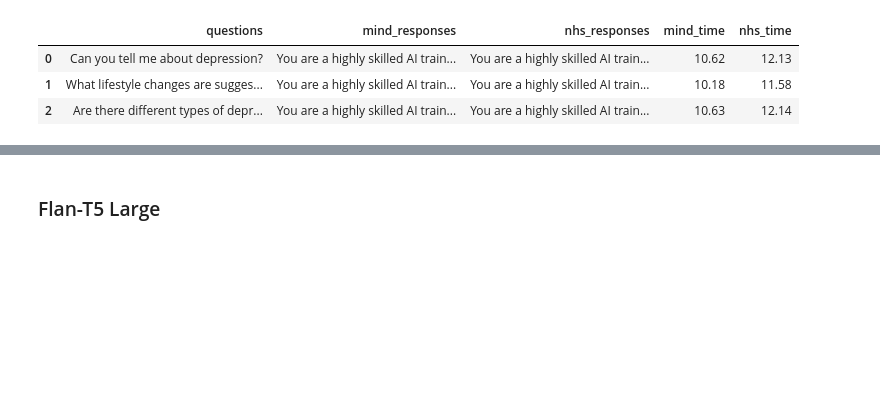
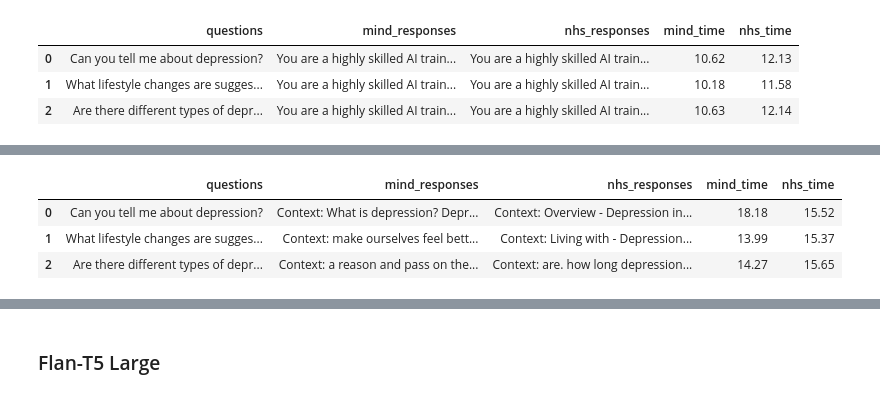
Before and after one commit to fuzzylabs/MindGPT, a Jupyter notebook: experiments/big_models_experiment.ipynb, the cells around one changed output, grey strips where cells are left out. Drawn from its saved outputs; the diff is of its cells as text; code cells hidden in the pictures; blank space fills up the shorter version.

```diff
--- a/experiments/big_models_experiment.ipynb
+++ b/experiments/big_models_experiment.ipynb
@@ -734,0 +739,2 @@ Huggingface: https://huggingface.co/togethercomputer/RedPajama-INCITE-Instruct-3
+# %%
+result_df = run_experiment(QUESTIONS, TEMPLATES['simple'], is_baseline=False)
@@ -734,0 +759,7 @@ Huggingface: https://huggingface.co/togethercomputer/RedPajama-INCITE-Instruct-3
+# %%
+result_df
+# %% [output]
+|  | questions | mind_responses | nhs_responses | mind_time | nhs_time |
+| 0 | Can you tell me about depression? | Context: What is depression? Depr... | Context: Overview - Depression in... | 18.18 | 15.52 |
+| 1 | What lifestyle changes are sugges... | Context: make ourselves feel bett... | Context: Living with - Depression... | 13.99 | 15.37 |
+| 2 | Are there different types of depr... | Context: a reason and pass on the... | Context: are. how long depression... | 14.27 | 15.65 |
```
Also changed, not shown: parts of 8 cells of this notebook.
